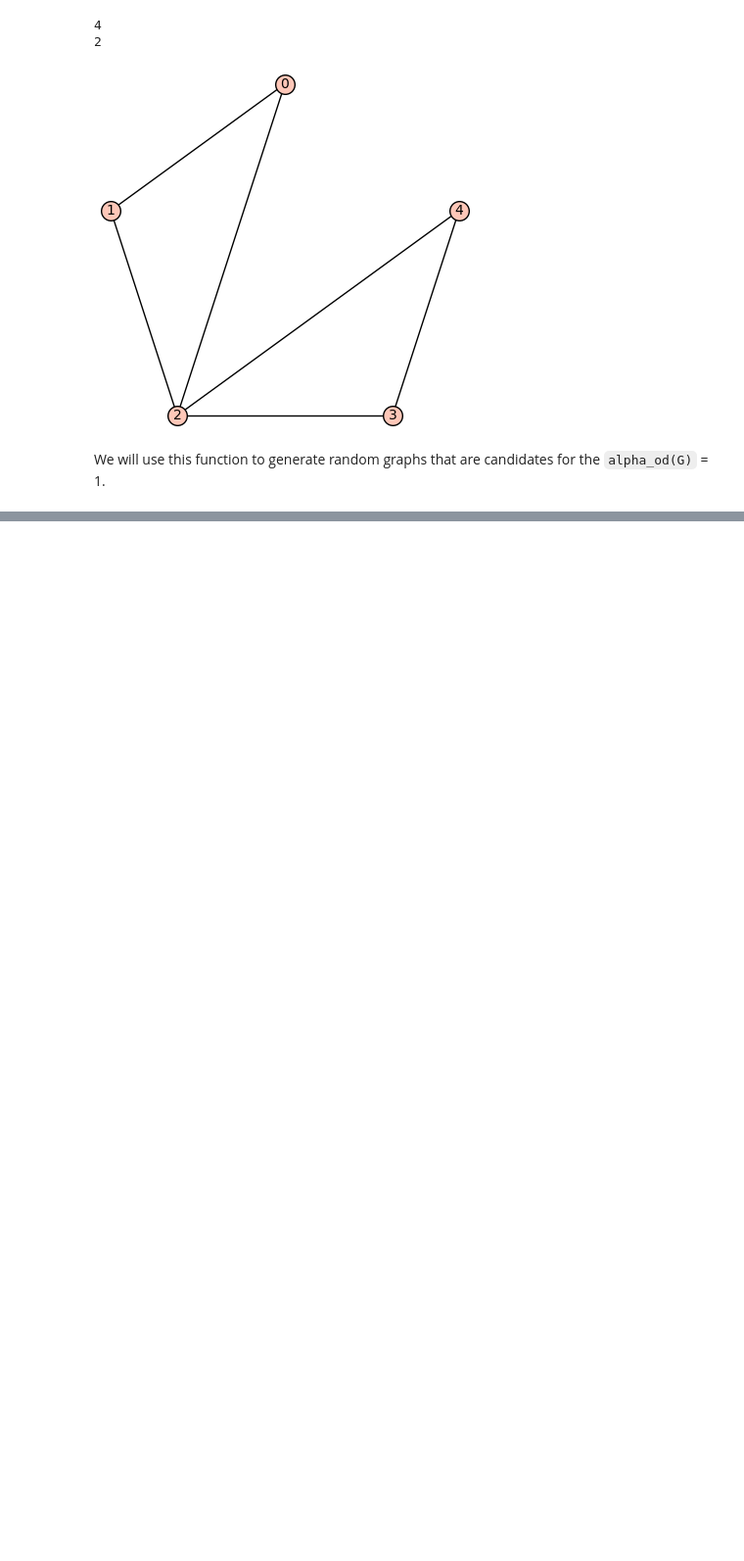
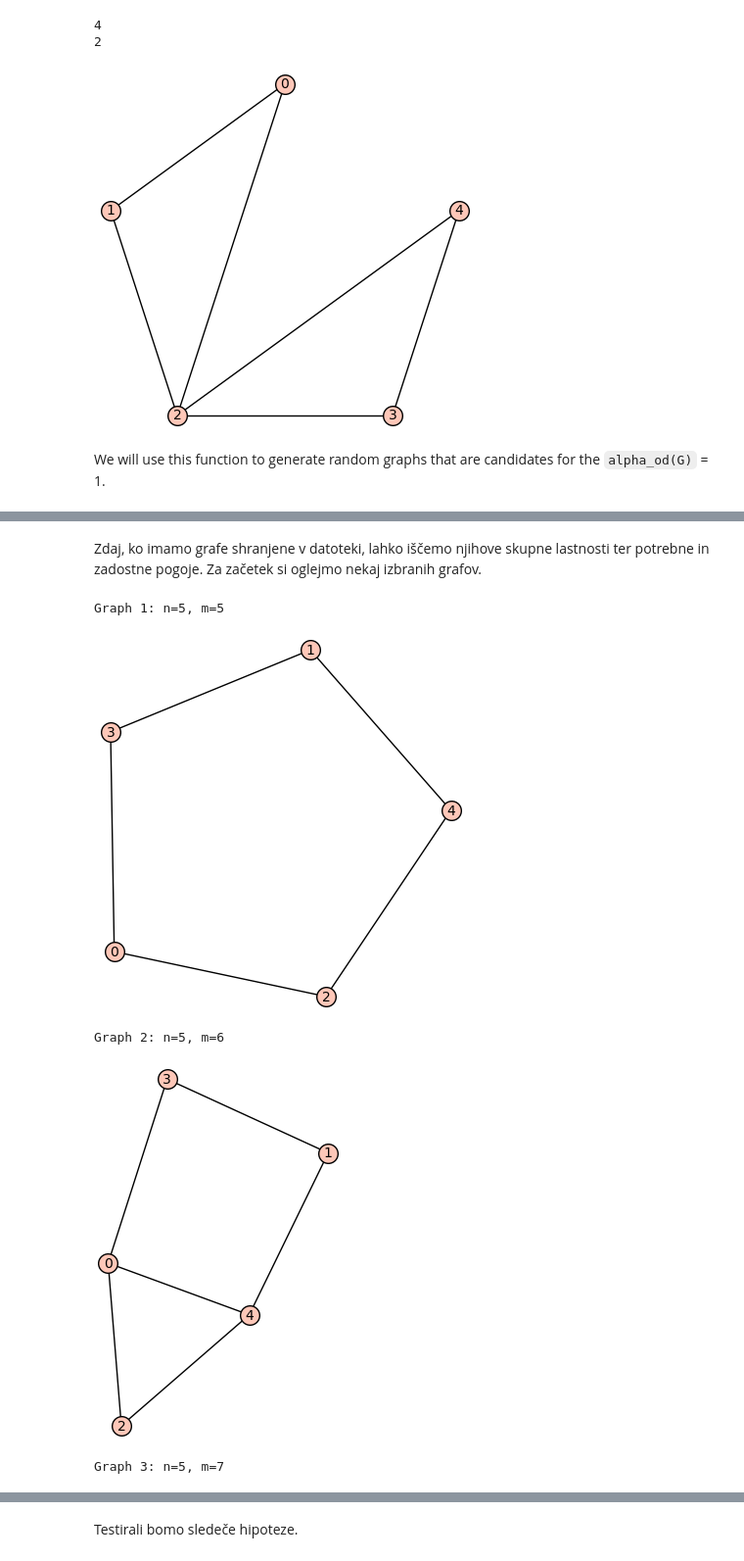
Before and after one commit to tilenzabkar/fp-projekt, a Jupyter notebook: main.ipynb, the cells around one changed output, grey strips where cells are left out. Shown at 98% size. Cells and saved outputs as stored; diff of their text form; code cells hidden in the pictures; blank space fills up the shorter version.

```diff
--- a/main.ipynb
+++ b/main.ipynb
@@ -302,0 +364,27 @@ print(len(graphs_with_alpha_so_1))
+# %% [markdown]
+Zdaj, ko imamo grafe shranjene v datoteki, lahko iščemo njihove skupne lastnosti ter potrebne in zadostne pogoje. Za začetek si oglejmo nekaj izbranih grafov.
+# %%
+def preview_graphs(filename='graphs_with_alpha_od_1.g6', count=3, start_index=0):
+    """
+    Show the first 'count' graphs from the file.
+    """
+    from sage.graphs.graph import Graph
+
+    with open(filename, 'r') as f:
+        for _ in range(start_index):
+            next(f)  # skip to start_index
+
+        for i, line in enumerate(f):
+            if i >= count:
+                break
+            G = Graph(line.strip())
+            print(f"Graph {i+1}: n={G.order()}, m={G.size()}")
+            G.show()
+
+preview_graphs(count=3, start_index=10)
+# %% [output]
+Graph 1: n=5, m=5
+[figure, added]
+Graph 2: n=5, m=6
+[figure, added]
+Graph 3: n=5, m=7
@@ -302,0 +392,2 @@ print(len(graphs_with_alpha_so_1))
+# %% [markdown]
+Testirali bomo sledeče hipoteze.
```
Also changed, not shown: parts of 12 cells of this notebook, 2 other files.
